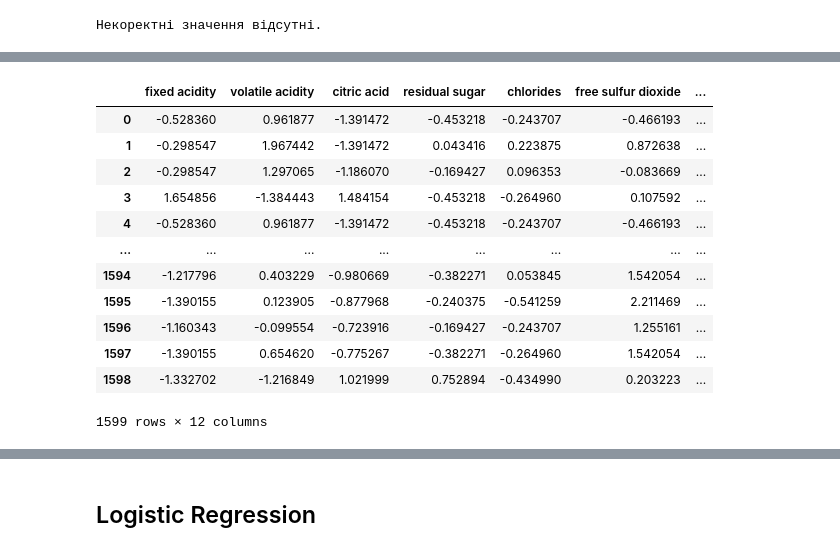
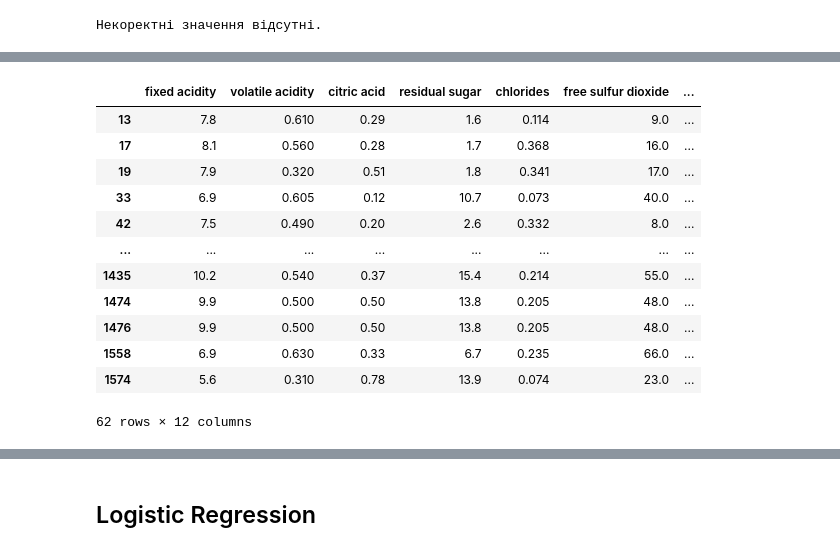
Before and after one commit to makelick/wine_quality_binary_classification, a Jupyter notebook: course_work.ipynb, the cells around one changed output, grey strips where cells are left out. Drawn from its saved outputs; the diff is of its cells as text; code cells hidden in the pictures.

```diff
--- a/course_work.ipynb
+++ b/course_work.ipynb
@@ -99,26 +70,30 @@ else:
-# %%
-# Нормалізація та стандартизація числових змінних
-scaler = StandardScaler()
-dataset[numeric_columns] = scaler.fit_transform(dataset[numeric_columns])
-
-# Кодування вихідної змінної
-label_encoder = LabelEncoder()
-dataset['quality'] = label_encoder.fit_transform(dataset['quality'])
-dataset
-# %% [output]
-|  | fixed acidity | volatile acidity | citric acid | residual sugar | chlorides | free sulfur dioxide | ... |
-| 0 | -0.528360 | 0.961877 | -1.391472 | -0.453218 | -0.243707 | -0.466193 | ... |
-| 1 | -0.298547 | 1.967442 | -1.391472 | 0.043416 | 0.223875 | 0.872638 | ... |
-| 2 | -0.298547 | 1.297065 | -1.186070 | -0.169427 | 0.096353 | -0.083669 | ... |
-| 3 | 1.654856 | -1.384443 | 1.484154 | -0.453218 | -0.264960 | 0.107592 | ... |
-| 4 | -0.528360 | 0.961877 | -1.391472 | -0.453218 | -0.243707 | -0.466193 | ... |
-| ... | ... | ... | ... | ... | ... | ... | ... |
-| 1594 | -1.217796 | 0.403229 | -0.980669 | -0.382271 | 0.053845 | 1.542054 | ... |
-| 1595 | -1.390155 | 0.123905 | -0.877968 | -0.240375 | -0.541259 | 2.211469 | ... |
-| 1596 | -1.160343 | -0.099554 | -0.723916 | -0.169427 | -0.243707 | 1.255161 | ... |
-| 1597 | -1.390155 | 0.654620 | -0.775267 | -0.382271 | -0.264960 | 1.542054 | ... |
-| 1598 | -1.332702 | -1.216849 | 1.021999 | 0.752894 | -0.434990 | 0.203223 | ... |
-1599 rows × 12 columns
+# %%
+# Обчислити Z-оцінку для кожного стовпця
+z_scores = (dataset[numeric_columns] - dataset[numeric_columns].mean()) / dataset[numeric_columns].std()
+
+# Поріг для викидів (4 стандартних відхилення)
+threshold = 4
+
+# Виявити викиди за допомогою Z-оцінки
+outliers = (np.abs(z_scores) > threshold).any(axis=1)
+
+outlier_records = dataset[outliers]
+dataset = dataset[~outliers]
+outlier_records
+# %% [output]
+|  | fixed acidity | volatile acidity | citric acid | residual sugar | chlorides | free sulfur dioxide | ... |
+| 13 | 7.8 | 0.610 | 0.29 | 1.6 | 0.114 | 9.0 | ... |
+| 17 | 8.1 | 0.560 | 0.28 | 1.7 | 0.368 | 16.0 | ... |
+| 19 | 7.9 | 0.320 | 0.51 | 1.8 | 0.341 | 17.0 | ... |
+| 33 | 6.9 | 0.605 | 0.12 | 10.7 | 0.073 | 40.0 | ... |
+| 42 | 7.5 | 0.490 | 0.20 | 2.6 | 0.332 | 8.0 | ... |
+| ... | ... | ... | ... | ... | ... | ... | ... |
+| 1435 | 10.2 | 0.540 | 0.37 | 15.4 | 0.214 | 55.0 | ... |
+| 1474 | 9.9 | 0.500 | 0.50 | 13.8 | 0.205 | 48.0 | ... |
+| 1476 | 9.9 | 0.500 | 0.50 | 13.8 | 0.205 | 48.0 | ... |
+| 1558 | 6.9 | 0.630 | 0.33 | 6.7 | 0.235 | 66.0 | ... |
+| 1574 | 5.6 | 0.310 | 0.78 | 13.9 | 0.074 | 23.0 | ... |
+62 rows × 12 columns
 # %%
 # Візуалізація розподілення записів за групами
 quality_counts = dataset['quality'].value_counts()
```
Also changed, not shown: parts of 10 cells of this notebook.
